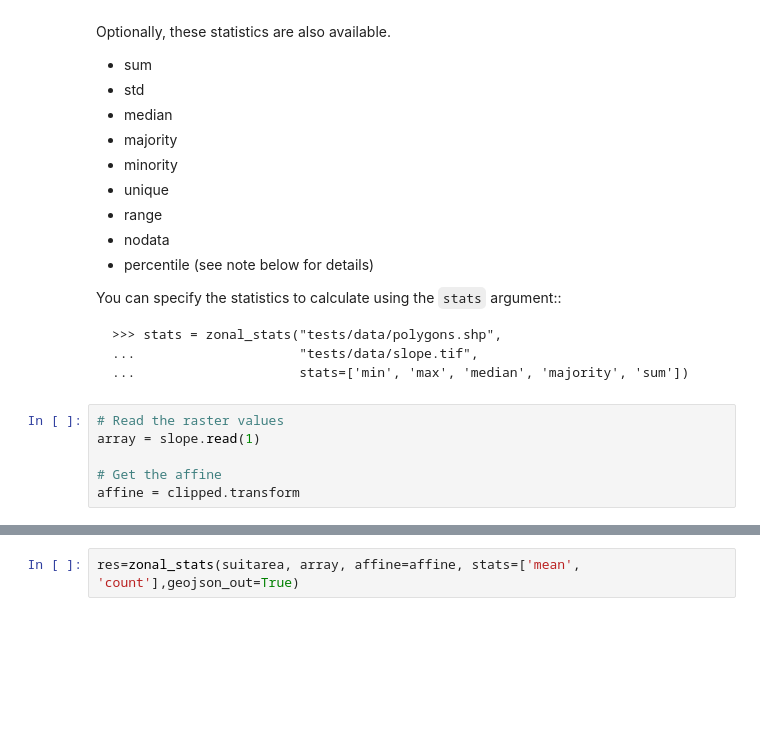
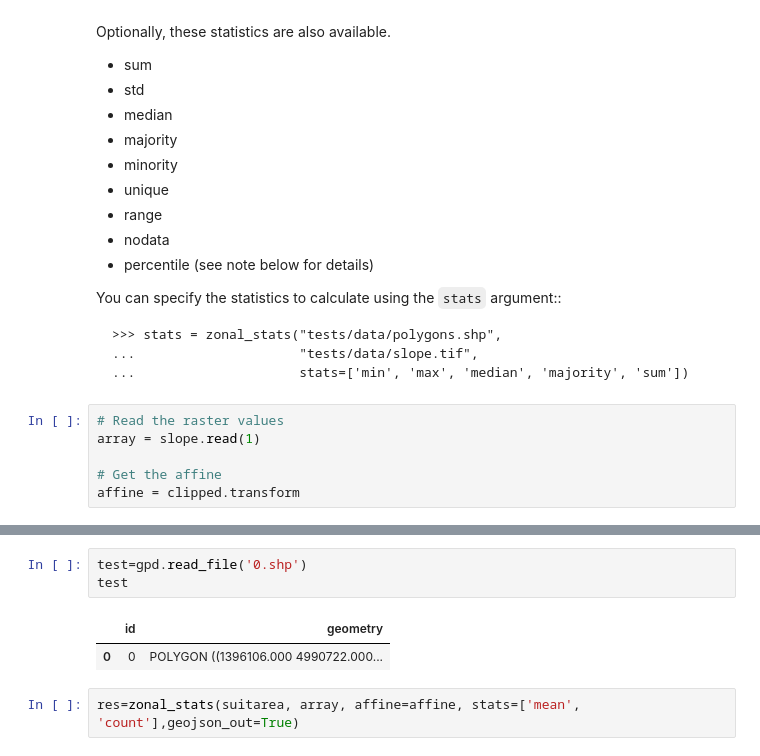
Before and after one commit to OrlandoMatteo/DistrictVP, a Jupyter notebook: 10-Raster-data.ipynb, the cells around one changed output, grey strips where cells are left out. Saved outputs shown, nothing was run; the diff lists cells and outputs as text; blank space fills up the shorter version.

```diff
--- a/10-Raster-data.ipynb
+++ b/10-Raster-data.ipynb
@@ -657,3 +828,9 @@ affine = clipped.transform
+# %%
+test=gpd.read_file('0.shp')
+test
+# %% [output]
+|  | id | geometry |
+| 0 | 0 | POLYGON ((1396106.000 4990722.000... |
 # %%
 res=zonal_stats(suitarea, array, affine=affine, stats=['mean', 'count'],geojson_out=True)
 # %%
```
Also changed, not shown: parts of 35 cells of this notebook.
